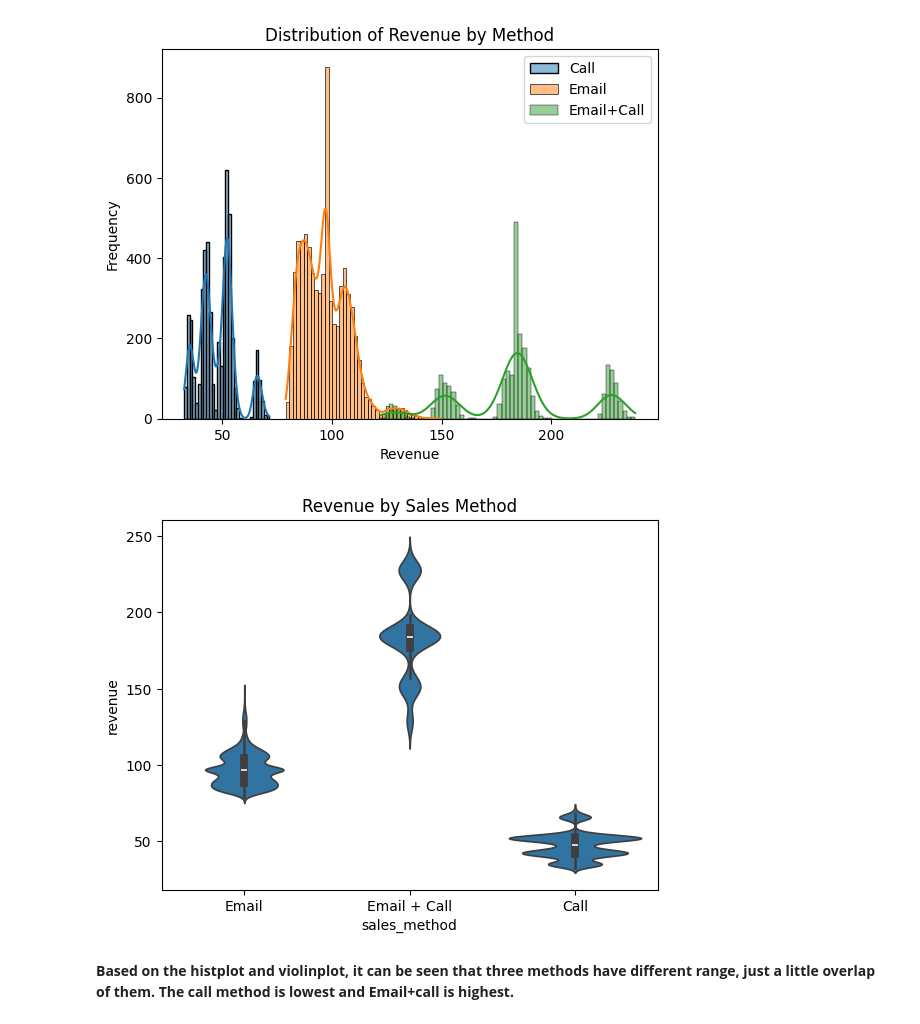
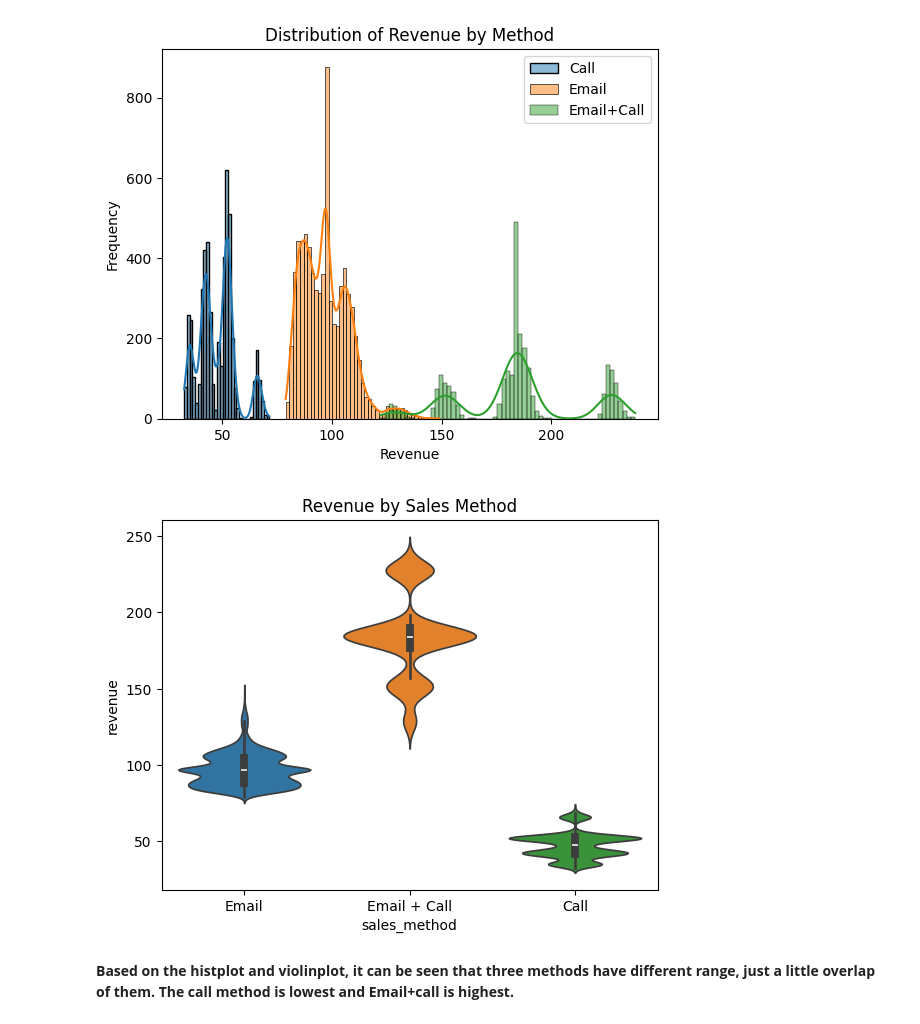
Before and after one commit to zychen1017/DataCamp_Certification, a Jupyter notebook: datacamp_certification.ipynb, the cells around one changed output. Saved outputs shown, nothing was run; the diff lists cells and outputs as text; code cells hidden in the pictures.

```diff
--- a/datacamp_certification.ipynb
+++ b/datacamp_certification.ipynb
@@ -224,11 +230,11 @@ plt.show()
 [figure]
 # %%
 # Use violinplot to see the spread of the revenue look like for each method
-sns.violinplot(data=df, y='revenue',x='sales_method')
+sns.violinplot(data=df, y='revenue',x='sales_method', hue='sales_method')
 plt.title('Revenue by Sales Method')
 plt.show()
 # %% [output]
-[figure, old version]
+[figure, new version]
 # %% [markdown]
 **Based on the histplot and violinplot, it can be seen that three methods have different range, just a little overlap of them. The call method is lowest and Email+call is highest.**
 # %%
```
Also changed, not shown: parts of 8 cells of this notebook.
